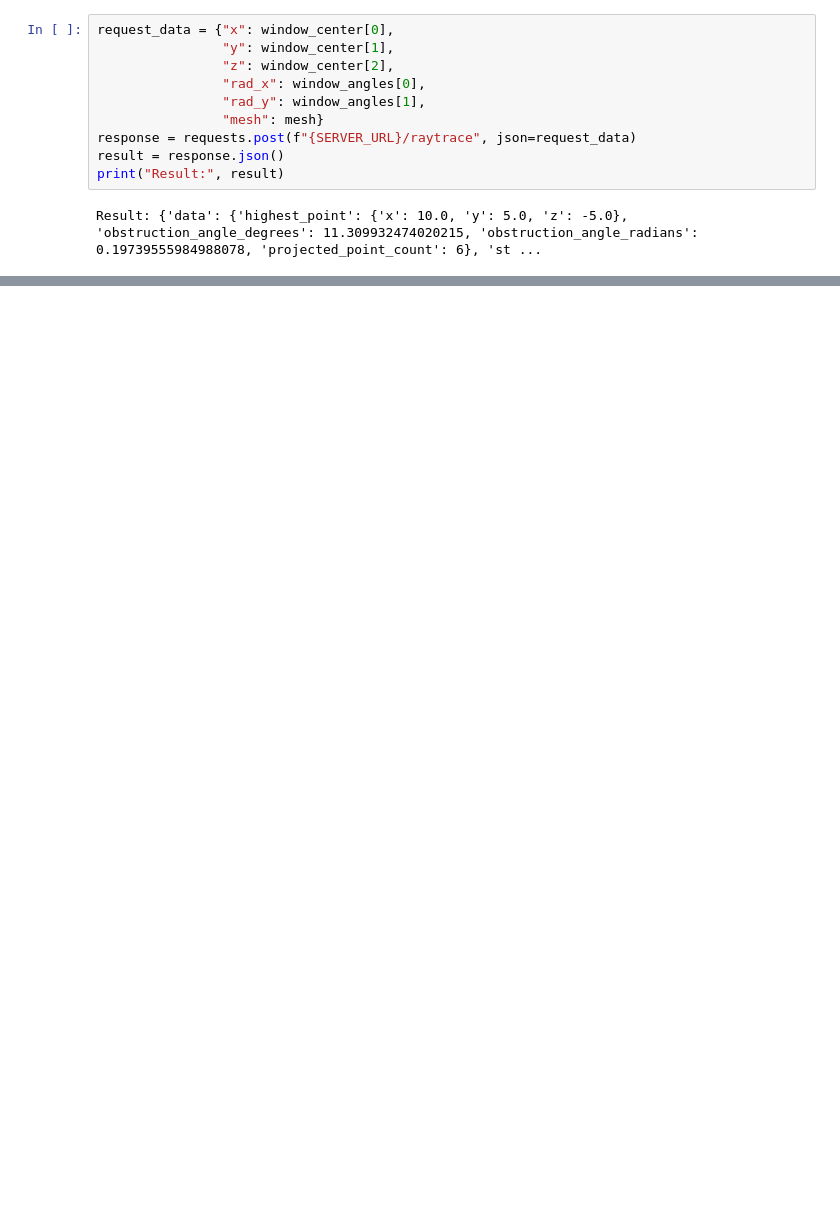
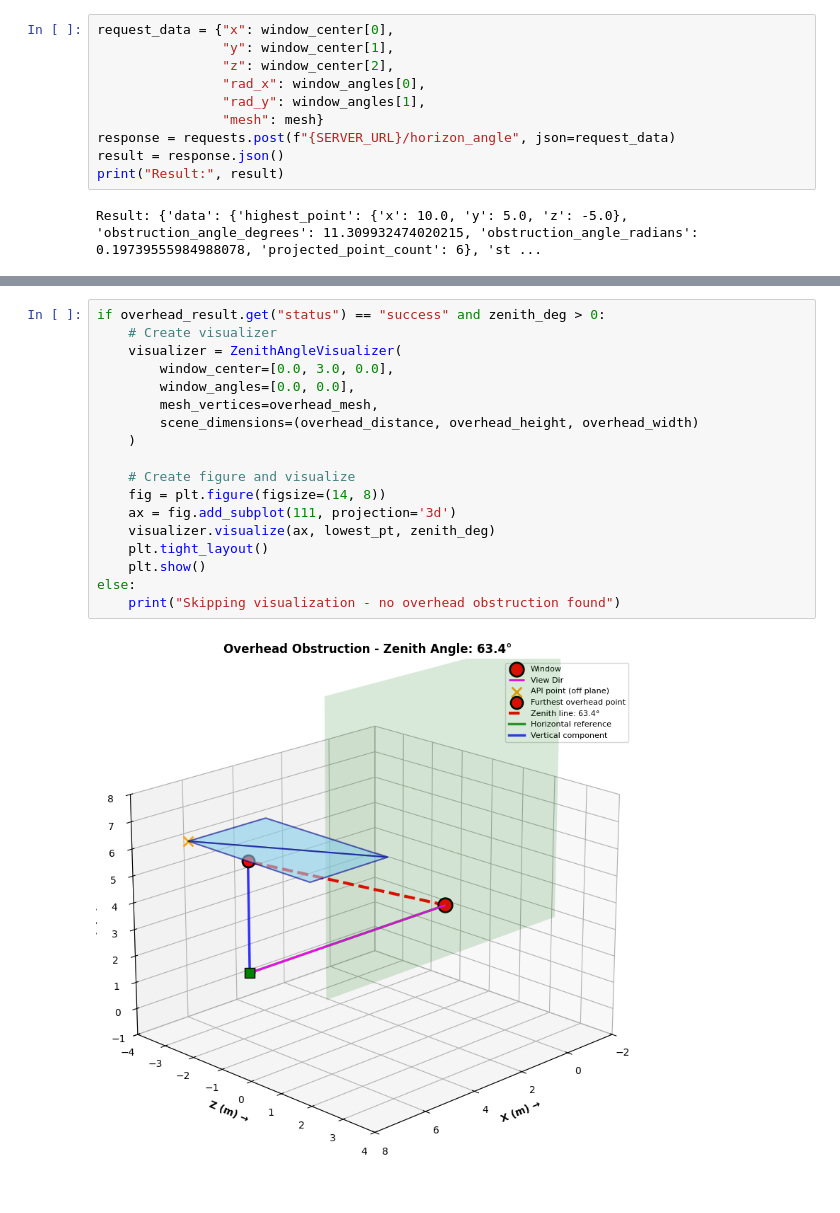
Before and after one commit to upskiller-xyz/server_obstruction, a Jupyter notebook: example/demo.ipynb, the cells around one changed output, grey strips where cells are left out. Saved outputs shown, nothing was run; the diff lists cells and outputs as text; blank space fills up the shorter version.

```diff
--- a/example/demo.ipynb
+++ b/example/demo.ipynb
@@ -55,7 +49,7 @@ request_data = {"x": window_center[0],
                 "rad_x": window_angles[0],
                 "rad_y": window_angles[1],
                 "mesh": mesh}
-response = requests.post(f"{SERVER_URL}/raytrace", json=request_data)
+response = requests.post(f"{SERVER_URL}/horizon_angle", json=request_data)
 result = response.json()
 print("Result:", result)
 # %% [output]
@@ -152,0 +136,20 @@ for s in scenarios:
+# %%
+if overhead_result.get("status") == "success" and zenith_deg > 0:
+    # Create visualizer
+    visualizer = ZenithAngleVisualizer(
+        window_center=[0.0, 3.0, 0.0],
+        window_angles=[0.0, 0.0],
+        mesh_vertices=overhead_mesh,
+        scene_dimensions=(overhead_distance, overhead_height, overhead_width)
+    )
+
+    # Create figure and visualize
+    fig = plt.figure(figsize=(14, 8))
+    ax = fig.add_subplot(111, projection='3d')
+    visualizer.visualize(ax, lowest_pt, zenith_deg)
+    plt.tight_layout()
+    plt.show()
+else:
+    print("Skipping visualization - no overhead obstruction found")
+# %% [output]
+[figure, added]
```
Also changed, not shown: parts of 25 cells of this notebook, 9 other files.
